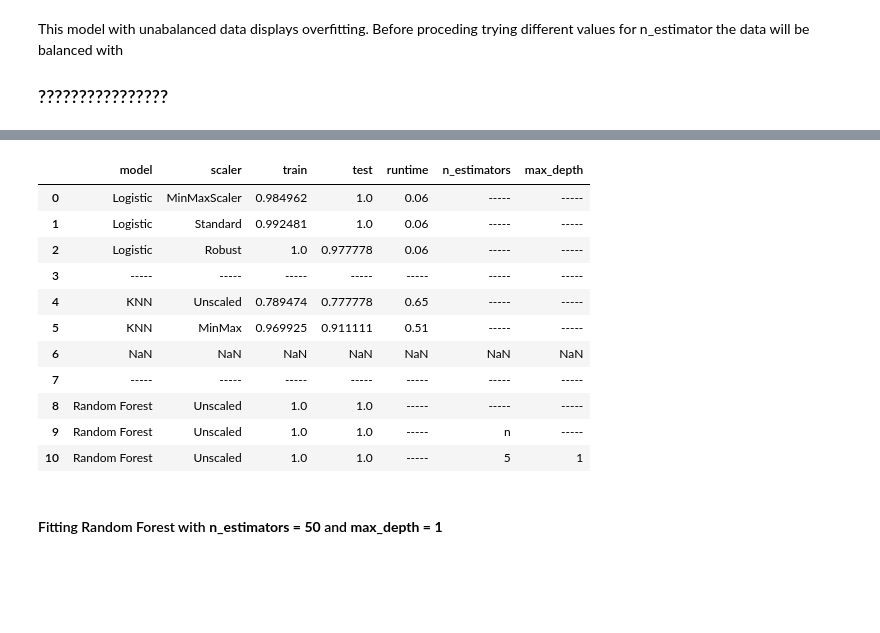
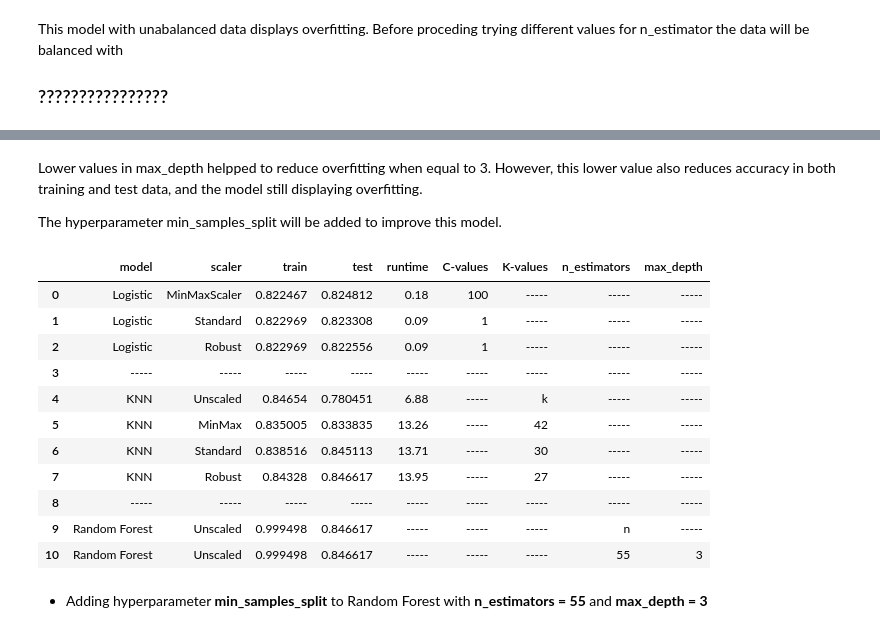
Before and after one commit to danielamartinezli/wine_classification, a Jupyter notebook: notebook/wine_quality.ipynb, the cells around one changed output, grey strips where cells are left out. Saved outputs shown, nothing was run; the diff lists cells and outputs as text; code cells hidden in the pictures; blank space fills up the shorter version.

```diff
--- a/notebook/wine_quality.ipynb
+++ b/notebook/wine_quality.ipynb
@@ -1440,6 +1427,7 @@ This model with unabalanced data displays overfitting. Before proceding trying d
 # %%
 train_score_n = random_forest_model.score(X_train, y_train)
 test_score_n = random_forest_model.score(X_test, y_test)
-scores_df.loc[scores_df.shape[0],:]=['Random Forest','Unscaled',train_score_n,test_score_n, '-----', 'n', '-----']
+
+scores_df.loc[scores_df.shape[0],:]=['Random Forest','Unscaled',train_score_n,test_score_n, '-----', '-----', '-----', 'n', '-----']
 scores_df
 # %% [output]
@@ -1455,17 +1451,17 @@ scores_df
 # %%
-#### Fitting Random Forest with **n_estimators = 5** and **max_depth = 1**
-train_scores_n5_d1 = []
-test_scores_n5_d1 = []
+#### Fitting Random Forest with **n_estimators = 55** and **max_depth = 3**
+train_scores_n55_d3 = []
+test_scores_n55_d3 = []
 n_range = range(5, 101, 5)
 for n in n_range:
-    RF_model = RandomForestClassifier(n_estimators = 50, max_depth = 100)
+    RF_model = RandomForestClassifier(n_estimators = 55, max_depth = 3)
     RF_model.fit(X_train, y_train)
-    train_scores_n5_d1.append(RF_model.score(X_train, y_train))
-    test_scores_n5_d1.append(RF_model.score(X_test, y_test))
+    train_scores_n55_d3.append(RF_model.score(X_train, y_train))
+    test_scores_n55_d3.append(RF_model.score(X_test, y_test))
 
 # print
-plt.plot(n_range, train_scores_n5_d1, label='Train', color='red')  # Change color for train line
-plt.plot(n_range, test_scores_n5_d1, label='Test', color='blue')
+plt.plot(n_range, train_scores_n55_d3, label='Train', color='red')  # Change color for train line
+plt.plot(n_range, test_scores_n55_d3, label='Test', color='blue')
 plt.xlabel("Number of estimators")
 plt.ylabel("Accuracy")
 plt.grid(True)
@@ -1495,20 +1491,24 @@ Test Accuracy with Random Forest: 1.0
+# %% [markdown]
+Lower values in max_depth helpped to reduce overfitting when equal to 3. However, this lower value also reduces accuracy in both training and test data, and the model still displaying overfitting.
+
+The hyperparameter min_samples_split will be added to improve this model.
 # %%
-train_scores_n5_d1 = random_forest_model.score(X_train, y_train)
-test_scores_n5_d1 = random_forest_model.score(X_test, y_test)
-scores_df.loc[scores_df.shape[0],:]=['Random Forest','Unscaled',train_scores_n5_d1,test_scores_n5_d1, '-----', '5', '1']
+train_scores_n55_d3 = random_forest_model.score(X_train, y_train)
+test_scores_n55_d3 = random_forest_model.score(X_test, y_test)
+scores_df.loc[scores_df.shape[0],:]=['Random Forest','Unscaled',train_scores_n55_d3,test_scores_n55_d3, '-----', '-----', '-----','55', '3',]
 scores_df
 # %% [output]
-|  | model | scaler | train | test | runtime | n_estimators | max_depth |
-| 0 | Logistic | MinMaxScaler | 0.984962 | 1.0 | 0.06 | ----- | ----- |
-| 1 | Logistic | Standard | 0.992481 | 1.0 | 0.06 | ----- | ----- |
-| 2 | Logistic | Robust | 1.0 | 0.977778 | 0.06 | ----- | ----- |
-| 3 | ----- | ----- | ----- | ----- | ----- | ----- | ----- |
-| 4 | KNN | Unscaled | 0.789474 | 0.777778 | 0.65 | ----- | ----- |
-| 5 | KNN | MinMax | 0.969925 | 0.911111 | 0.51 | ----- | ----- |
-| 6 | NaN | NaN | NaN | NaN | NaN | NaN | NaN |
-| 7 | ----- | ----- | ----- | ----- | ----- | ----- | ----- |
-| 8 | Random Forest | Unscaled | 1.0 | 1.0 | ----- | ----- | ----- |
-| 9 | Random Forest | Unscaled | 1.0 | 1.0 | ----- | n | ----- |
-| 10 | Random Forest | Unscaled | 1.0 | 1.0 | ----- | 5 | 1 |
+|  | model | scaler | train | test | runtime | C-values | K-values | n_estimators | max_depth |
+| 0 | Logistic | MinMaxScaler | 0.822467 | 0.824812 | 0.18 | 100 | ----- | ----- | ----- |
+| 1 | Logistic | Standard | 0.822969 | 0.823308 | 0.09 | 1 | ----- | ----- | ----- |
+| 2 | Logistic | Robust | 0.822969 | 0.822556 | 0.09 | 1 | ----- | ----- | ----- |
+| 3 | ----- | ----- | ----- | ----- | ----- | ----- | ----- | ----- | ----- |
+| 4 | KNN | Unscaled | 0.84654 | 0.780451 | 6.88 | ----- | k | ----- | ----- |
+| 5 | KNN | MinMax | 0.835005 | 0.833835 | 13.26 | ----- | 42 | ----- | ----- |
+| 6 | KNN | Standard | 0.838516 | 0.845113 | 13.71 | ----- | 30 | ----- | ----- |
+| 7 | KNN | Robust | 0.84328 | 0.846617 | 13.95 | ----- | 27 | ----- | ----- |
+| 8 | ----- | ----- | ----- | ----- | ----- | ----- | ----- | ----- | ----- |
+| 9 | Random Forest | Unscaled | 0.999498 | 0.846617 | ----- | ----- | ----- | n | ----- |
+| 10 | Random Forest | Unscaled | 0.999498 | 0.846617 | ----- | ----- | ----- | 55 | 3 |
 # %% [markdown]
-#### Fitting Random Forest with **n_estimators = 50** and **max_depth = 1**
+- Adding hyperparameter **min_samples_split** to Random Forest with **n_estimators = 55** and **max_depth = 3**
```
Also changed, not shown: parts of 30 cells of this notebook.
